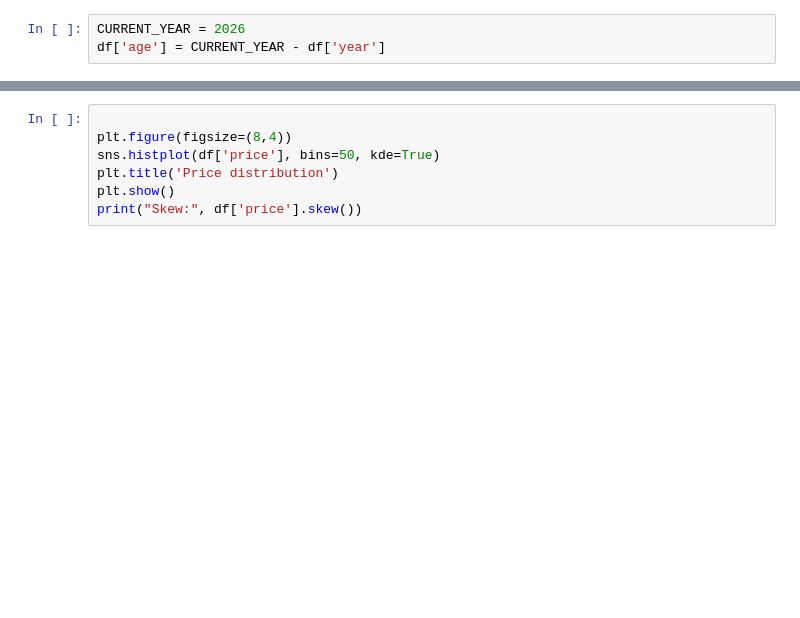
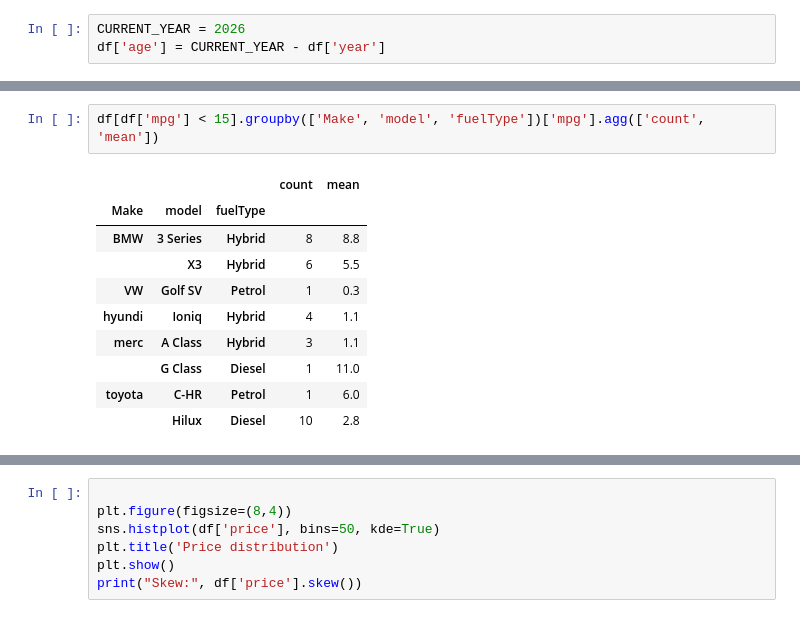
Before and after one commit to niteshbairwa185-pixel/automobile-intelligent-system, a Jupyter notebook: notebooks/01-EDA.ipynb, the cells around one changed output, grey strips where cells are left out. Saved outputs shown, nothing was run; the diff lists cells and outputs as text; blank space fills up the shorter version.

```diff
--- a/notebooks/01-EDA.ipynb
+++ b/notebooks/01-EDA.ipynb
@@ -207,0 +220,13 @@ df[df['mpg'] < 15][['model', 'Make', 'mpg', 'fuelType']].head()
+# %%
+df[df['mpg'] < 15].groupby(['Make', 'model', 'fuelType'])['mpg'].agg(['count', 'mean'])
+# %% [output]
+|  |  |  | count | mean |
+| Make | model | fuelType |  |  |
+| BMW | 3 Series | Hybrid | 8 | 8.8 |
+|  | X3 | Hybrid | 6 | 5.5 |
+| VW | Golf SV | Petrol | 1 | 0.3 |
+| hyundi | Ioniq | Hybrid | 4 | 1.1 |
+| merc | A Class | Hybrid | 3 | 1.1 |
+|  | G Class | Diesel | 1 | 11.0 |
+| toyota | C-HR | Petrol | 1 | 6.0 |
+|  | Hilux | Diesel | 10 | 2.8 |
```
Also changed, not shown: parts of 8 cells of this notebook.
